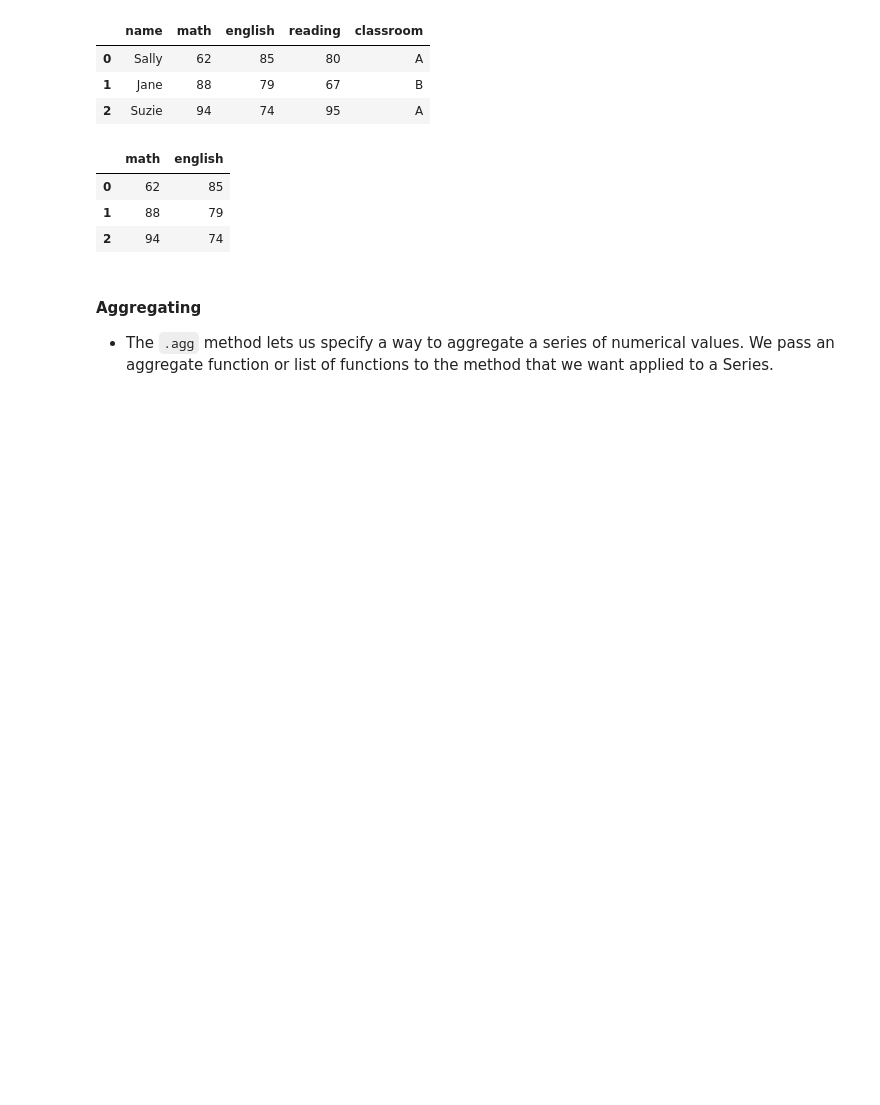
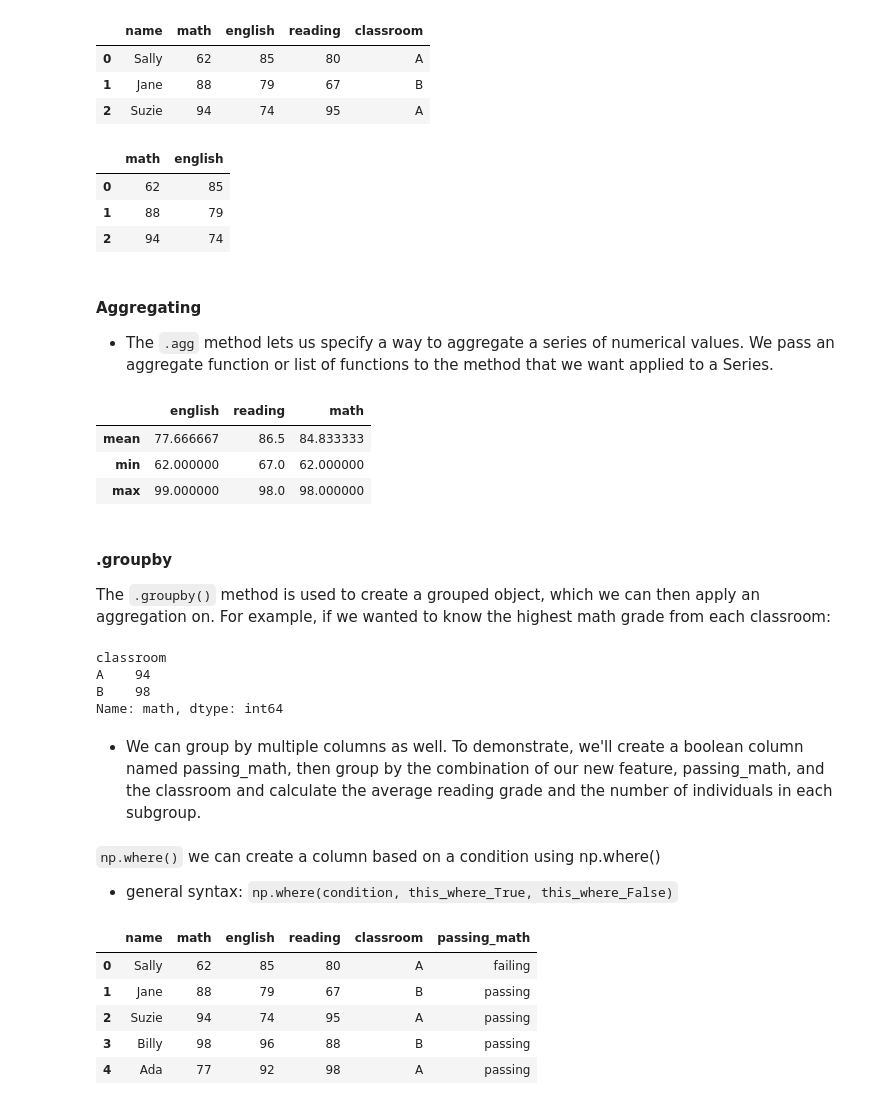
Before and after one commit to corey-baughman/1018_practice, a Jupyter notebook: pandas_adv_df_practice.ipynb, the cells around one changed output. Cells and saved outputs as stored; diff of their text form; code cells hidden in the pictures; blank space fills up the shorter version.

Commit message:
added groupby and np.where to pandas_adv_df_practice

```diff
--- a/pandas_adv_df_practice.ipynb
+++ b/pandas_adv_df_practice.ipynb
@@ -214,3 +214,38 @@ df.iloc[:3, 1:3]
 # %% [markdown]
 #### Aggregating
 - The `.agg` method lets us specify a way to aggregate a series of numerical values. We pass an aggregate function or list of functions to the method that we want applied to a Series.
+# %%
+# can pass lists of columns to the indexer and a list of aggregation functions to .agg
+df[['english', 'reading', 'math']].agg(['mean', 'min', 'max'])
+# %% [output]
+|  | english | reading | math |
+| mean | 77.666667 | 86.5 | 84.833333 |
+| min | 62.000000 | 67.0 | 62.000000 |
+| max | 99.000000 | 98.0 | 98.000000 |
+# %% [markdown]
+#### .groupby
+
+The `.groupby()` method is used to create a grouped object, which we can then apply an aggregation on. For example, if we wanted to know the highest math grade from each classroom:
+# %%
+df.groupby('classroom').math.max()
+# %% [output]
+classroom
+A    94
+B    98
+Name: math, dtype: int64
+# %% [markdown]
+- We can group by multiple columns as well. To demonstrate, we'll create a boolean column named passing_math, then group by the combination of our new feature, passing_math, and the classroom and calculate the average reading grade and the number of individuals in each subgroup.
+# %% [markdown]
+`np.where()` we can create a column based on a condition using np.where()
+- general syntax: `np.where(condition, this_where_True, this_where_False)`
+# %%
+df['passing_math'] = np.where(df.math < 70, 'failing', 'passing')
+# %%
+df.head()
+# %% [output]
+|  | name | math | english | reading | classroom | passing_math |
+| 0 | Sally | 62 | 85 | 80 | A | failing |
+| 1 | Jane | 88 | 79 | 67 | B | passing |
+| 2 | Suzie | 94 | 74 | 95 | A | passing |
+| 3 | Billy | 98 | 96 | 88 | B | passing |
+| 4 | Ada | 77 | 92 | 98 | A | passing |
```
Also changed, not shown: parts of 2 cells of this notebook.
